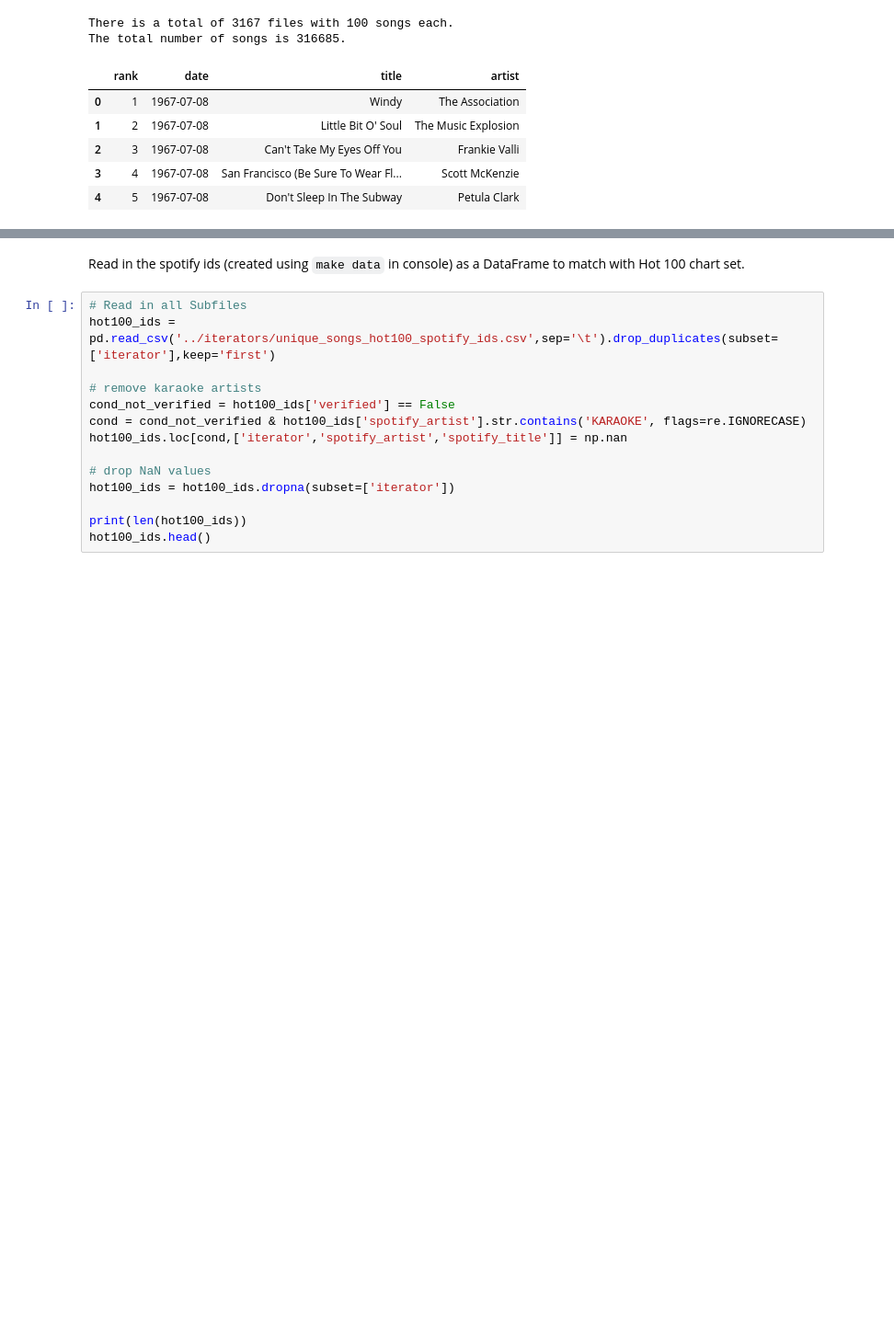
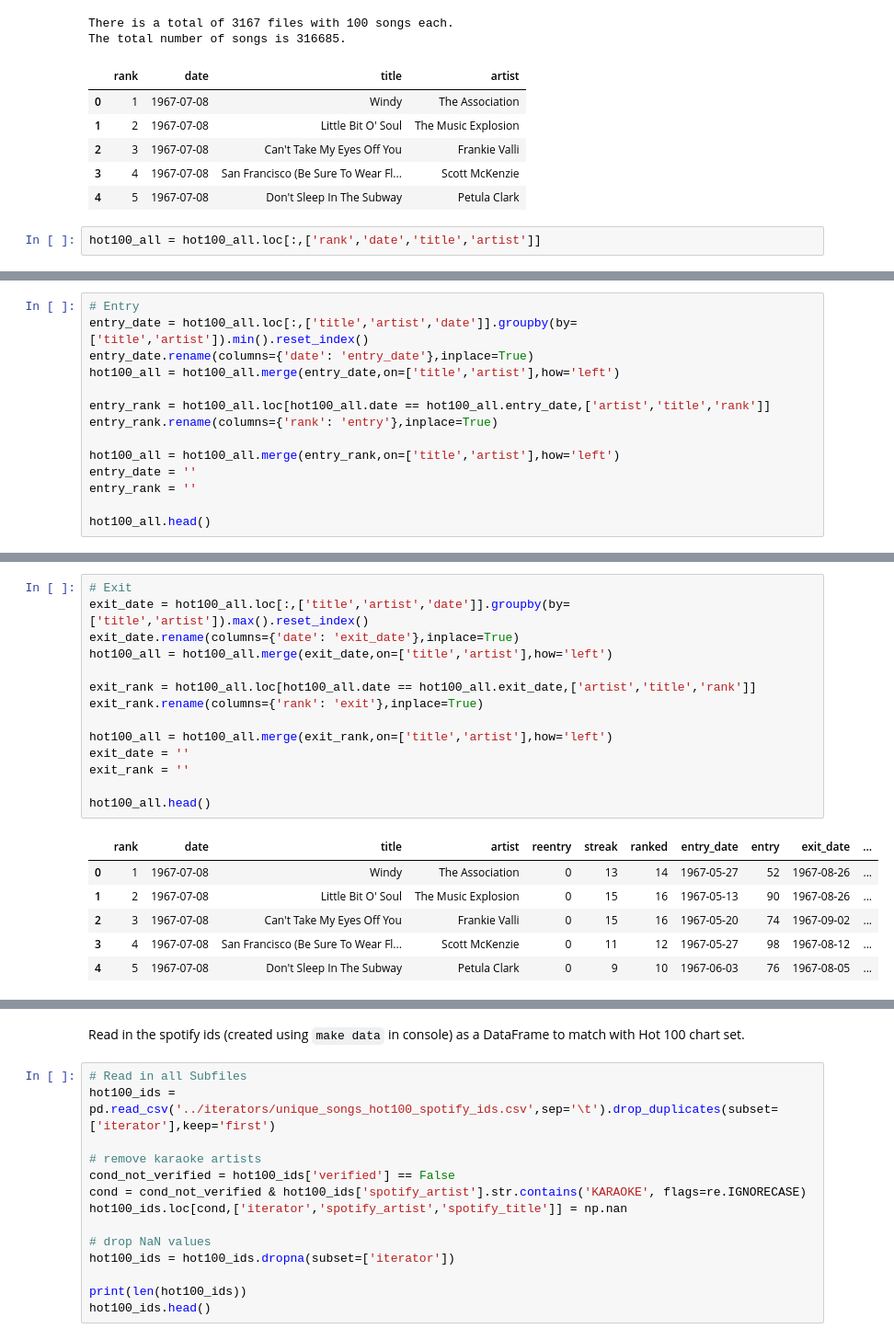
Before and after one commit to Germoe/hit-predictor, a Jupyter notebook: notebooks/_Step 2 Wrangling (Hot 100 and Spotify Sample).ipynb, the cells around one changed output, grey strips where cells are left out. Shown at 92% size. Saved outputs shown, nothing was run; the diff lists cells and outputs as text; blank space fills up the shorter version.

```diff
--- a/notebooks/_Step 2 Wrangling (Hot 100 and Spotify Sample).ipynb
+++ b/notebooks/_Step 2 Wrangling (Hot 100 and Spotify Sample).ipynb
@@ -59,3 +57,5 @@ The total number of songs is 316685.
 | 2 | 3 | 1967-07-08 | Can't Take My Eyes Off You | Frankie Valli |
 | 3 | 4 | 1967-07-08 | San Francisco (Be Sure To Wear Fl... | Scott McKenzie |
 | 4 | 5 | 1967-07-08 | Don't Sleep In The Subway | Petula Clark |
+# %%
+hot100_all = hot100_all.loc[:,['rank','date','title','artist']]
@@ -63,0 +133,14 @@ We can see that 3167 files (100 songs each) shows a total of 15 missing songs. W
+# %%
+# Entry
+entry_date = hot100_all.loc[:,['title','artist','date']].groupby(by=['title','artist']).min().reset_index()
+entry_date.rename(columns={'date': 'entry_date'},inplace=True)
+hot100_all = hot100_all.merge(entry_date,on=['title','artist'],how='left')
+
+entry_rank = hot100_all.loc[hot100_all.date == hot100_all.entry_date,['artist','title','rank']]
+entry_rank.rename(columns={'rank': 'entry'},inplace=True)
+
+hot100_all = hot100_all.merge(entry_rank,on=['title','artist'],how='left')
+entry_date = ''
+entry_rank = ''
+
+hot100_all.head()
@@ -63,0 +154,21 @@ We can see that 3167 files (100 songs each) shows a total of 15 missing songs. W
+# %%
+# Exit
+exit_date = hot100_all.loc[:,['title','artist','date']].groupby(by=['title','artist']).max().reset_index()
+exit_date.rename(columns={'date': 'exit_date'},inplace=True)
+hot100_all = hot100_all.merge(exit_date,on=['title','artist'],how='left')
+
+exit_rank = hot100_all.loc[hot100_all.date == hot100_all.exit_date,['artist','title','rank']]
+exit_rank.rename(columns={'rank': 'exit'},inplace=True)
+
+hot100_all = hot100_all.merge(exit_rank,on=['title','artist'],how='left')
+exit_date = ''
+exit_rank = ''
+
+hot100_all.head()
+# %% [output]
+|  | rank | date | title | artist | reentry | streak | ranked | entry_date | entry | exit_date | ... |
+| 0 | 1 | 1967-07-08 | Windy | The Association | 0 | 13 | 14 | 1967-05-27 | 52 | 1967-08-26 | ... |
+| 1 | 2 | 1967-07-08 | Little Bit O' Soul | The Music Explosion | 0 | 15 | 16 | 1967-05-13 | 90 | 1967-08-26 | ... |
+| 2 | 3 | 1967-07-08 | Can't Take My Eyes Off You | Frankie Valli | 0 | 15 | 16 | 1967-05-20 | 74 | 1967-09-02 | ... |
+| 3 | 4 | 1967-07-08 | San Francisco (Be Sure To Wear Fl... | Scott McKenzie | 0 | 11 | 12 | 1967-05-27 | 98 | 1967-08-12 | ... |
+| 4 | 5 | 1967-07-08 | Don't Sleep In The Subway | Petula Clark | 0 | 9 | 10 | 1967-06-03 | 76 | 1967-08-05 | ... |
```
Also changed, not shown: parts of 24 cells of this notebook, 2 other files.
